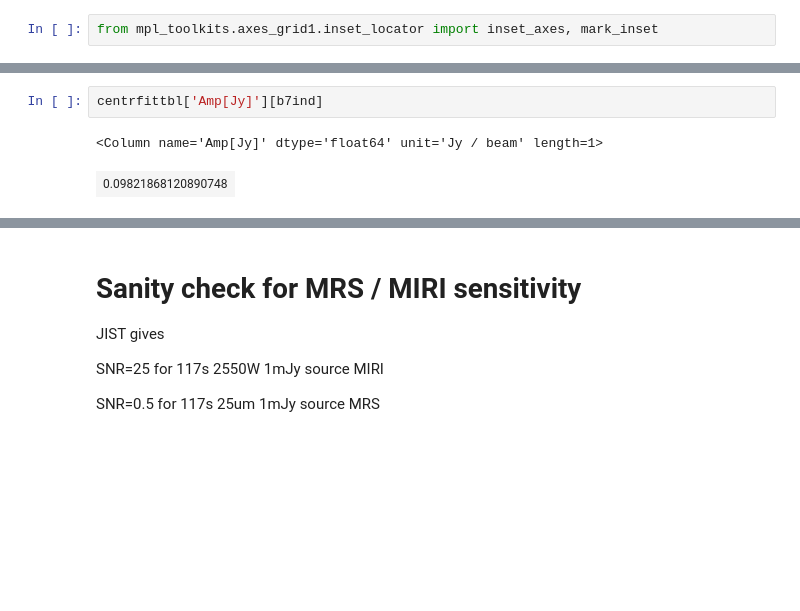
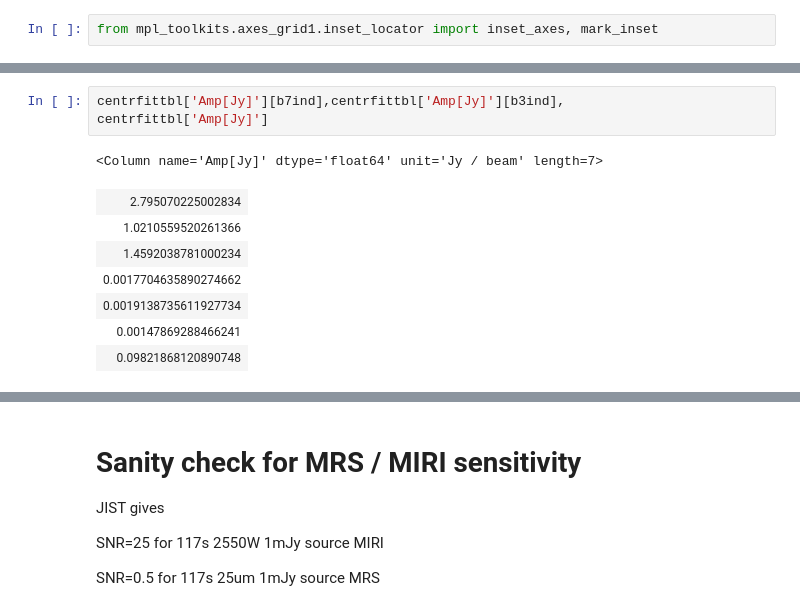
Before and after one commit to ACES-CMZ/MUBLO, a Jupyter notebook: G0.025-0.073/MUBLO_MultiwavelengthCutouts.ipynb, the cells around one changed output, grey strips where cells are left out. Saved outputs shown, nothing was run; the diff lists cells and outputs as text; blank space fills up the shorter version.

```diff
--- a/G0.025-0.073/MUBLO_MultiwavelengthCutouts.ipynb
+++ b/G0.025-0.073/MUBLO_MultiwavelengthCutouts.ipynb
@@ -612,6 +612,13 @@ pl.savefig('/orange/adamginsburg/ACES/broadline_sources/G0.025-0.073/SED_with_pl
 # %%
-centrfittbl['Amp[Jy]'][b7ind]
+centrfittbl['Amp[Jy]'][b7ind],centrfittbl['Amp[Jy]'][b3ind],
+centrfittbl['Amp[Jy]']
 # %% [output]
-<Column name='Amp[Jy]' dtype='float64' unit='Jy / beam' length=1>
+<Column name='Amp[Jy]' dtype='float64' unit='Jy / beam' length=7>
+| 2.795070225002834 |
+| 1.0210559520261366 |
+| 1.4592038781000234 |
+| 0.0017704635890274662 |
+| 0.0019138735611927734 |
+| 0.00147869288466241 |
 | 0.09821868120890748 |
 # %%
```
Also changed, not shown: parts of 2 cells of this notebook, 1 other file.
